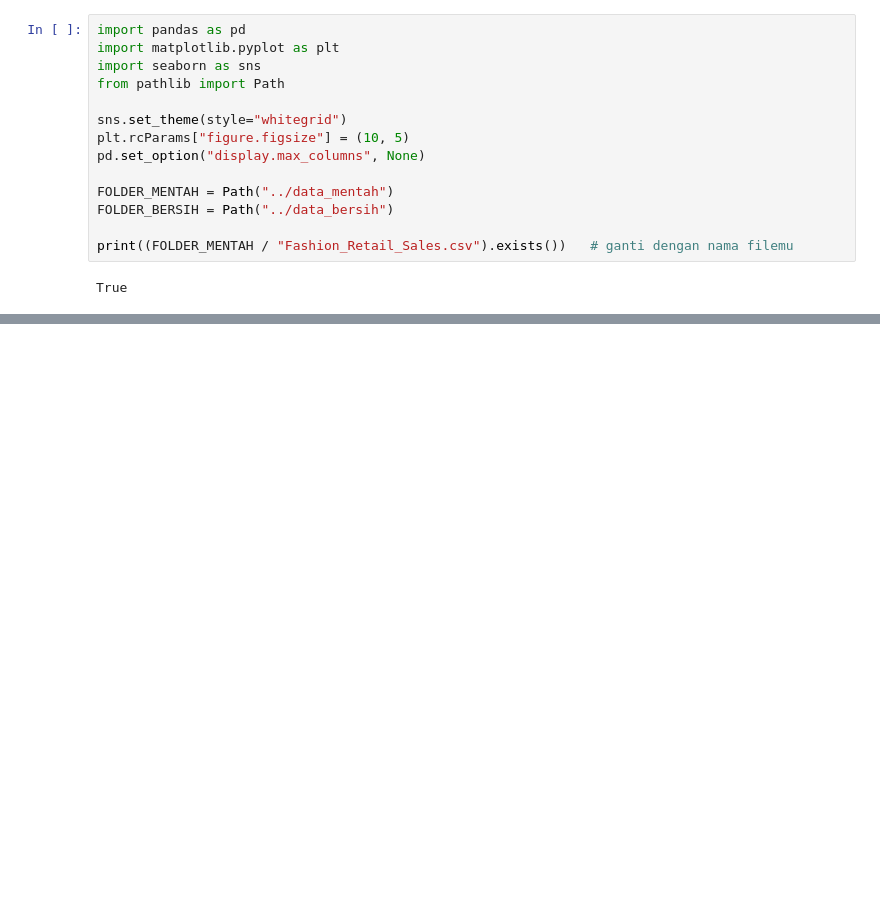
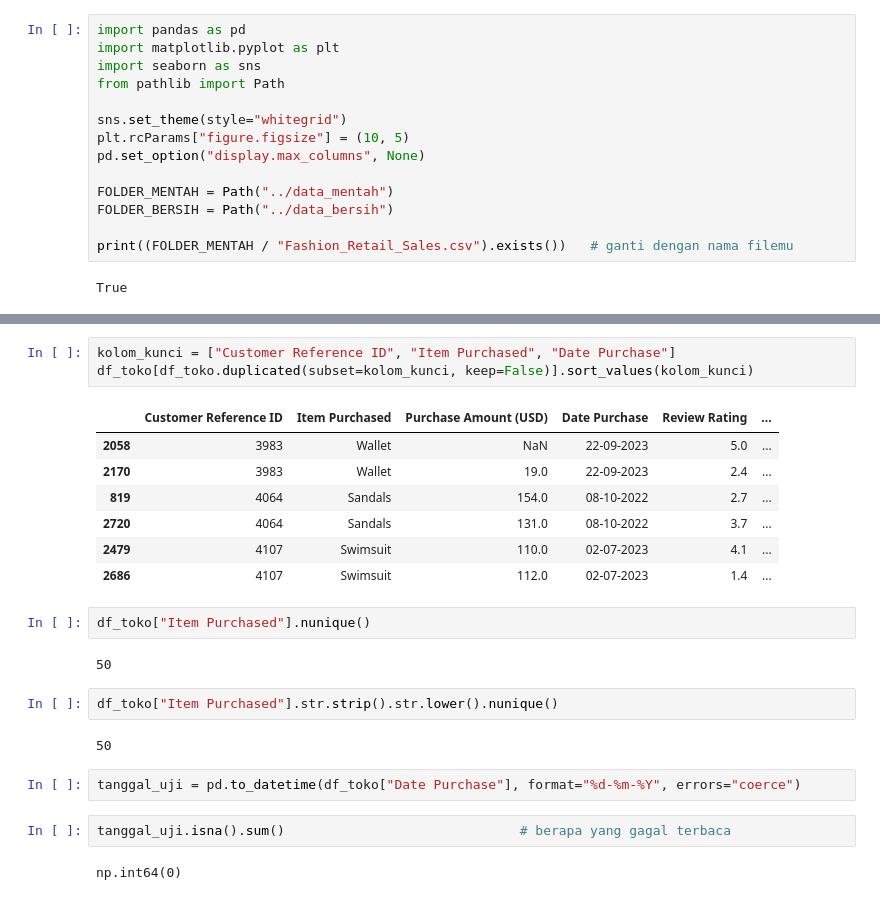
Before and after one commit to sutarozu/fashion-retail-project, a Jupyter notebook: notebook/analisis_penjualan_fashion.ipynb, the cells around one changed output, grey strips where cells are left out. Cells and saved outputs as stored; diff of their text form; blank space fills up the shorter version.

```diff
--- a/notebook/analisis_penjualan_fashion.ipynb
+++ b/notebook/analisis_penjualan_fashion.ipynb
@@ -47,0 +202,25 @@ True
+# %%
+kolom_kunci = ["Customer Reference ID", "Item Purchased", "Date Purchase"]
+df_toko[df_toko.duplicated(subset=kolom_kunci, keep=False)].sort_values(kolom_kunci)
+# %% [output]
+|  | Customer Reference ID | Item Purchased | Purchase Amount (USD) | Date Purchase | Review Rating | ... |
+| 2058 | 3983 | Wallet | NaN | 22-09-2023 | 5.0 | ... |
+| 2170 | 3983 | Wallet | 19.0 | 22-09-2023 | 2.4 | ... |
+| 819 | 4064 | Sandals | 154.0 | 08-10-2022 | 2.7 | ... |
+| 2720 | 4064 | Sandals | 131.0 | 08-10-2022 | 3.7 | ... |
+| 2479 | 4107 | Swimsuit | 110.0 | 02-07-2023 | 4.1 | ... |
+| 2686 | 4107 | Swimsuit | 112.0 | 02-07-2023 | 1.4 | ... |
+# %%
+df_toko["Item Purchased"].nunique()
+# %% [output]
+50
+# %%
+df_toko["Item Purchased"].str.strip().str.lower().nunique()
+# %% [output]
+50
+# %%
+tanggal_uji = pd.to_datetime(df_toko["Date Purchase"], format="%d-%m-%Y", errors="coerce")
+# %%
+tanggal_uji.isna().sum()                              # berapa yang gagal terbaca
+# %% [output]
+np.int64(0)
```
Also changed, not shown: parts of 18 cells of this notebook.
